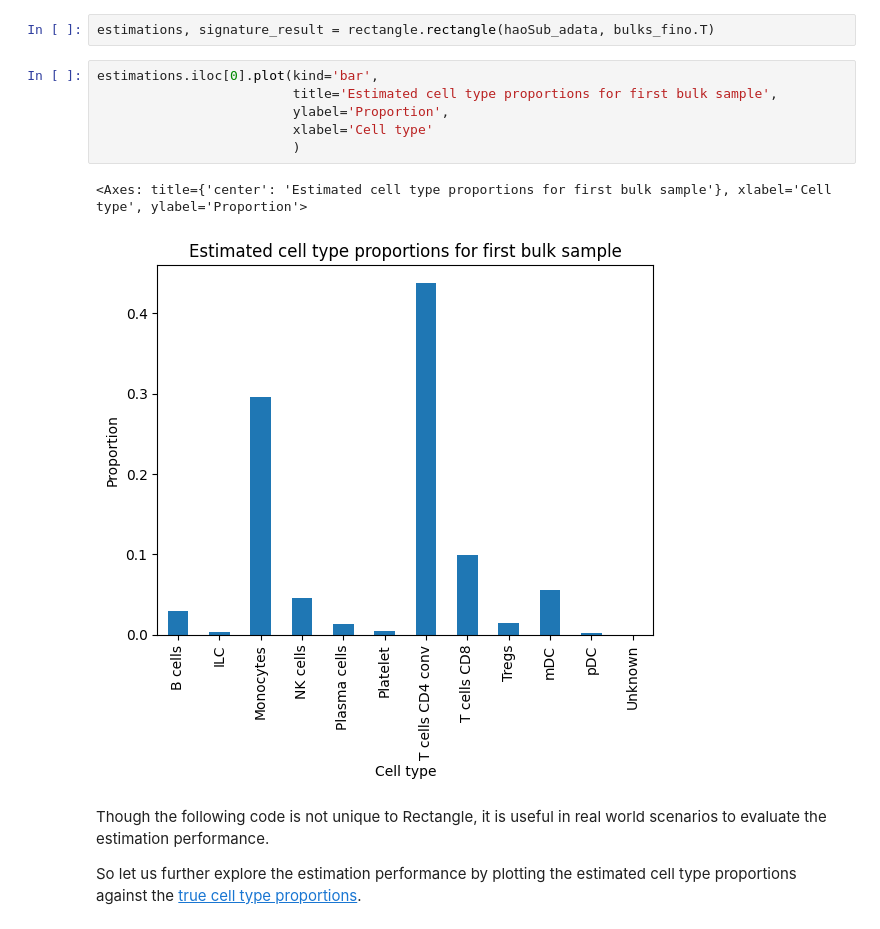
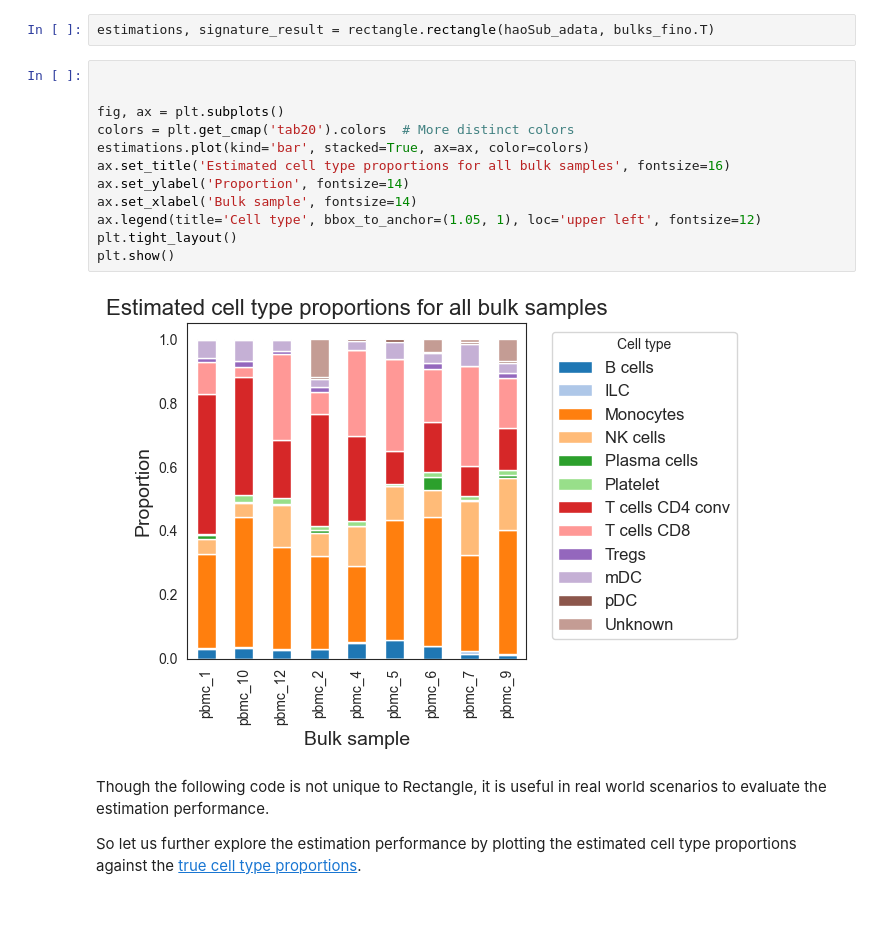
Before and after one commit to ComputationalBiomedicineGroup/Rectangle, a Jupyter notebook: docs/notebooks/example.ipynb, the cells around one changed output. Cells and saved outputs as stored; diff of their text form.

Commit message:
stacked plots

```diff
--- a/docs/notebooks/example.ipynb
+++ b/docs/notebooks/example.ipynb
@@ -122,15 +123,20 @@ AnnData object with n_obs × n_vars = 14744 × 24049
 We can use the `rectangle` method to deconvolute the bulk data using the single-cell data.
 # %%
 estimations, signature_result = rectangle.rectangle(haoSub_adata, bulks_fino.T)
-# %%
-estimations.iloc[0].plot(kind='bar',
-                         title='Estimated cell type proportions for first bulk sample',
-                         ylabel='Proportion',
-                         xlabel='Cell type'
-                         )
-# %% [output]
-<Axes: title={'center': 'Estimated cell type proportions for first bulk sample'}, xlabel='Cell type', ylabel='Proportion'>
-[figure, removed]
+# %%
+
+
+fig, ax = plt.subplots()
+colors = plt.get_cmap('tab20').colors  # More distinct colors
+estimations.plot(kind='bar', stacked=True, ax=ax, color=colors)
+ax.set_title('Estimated cell type proportions for all bulk samples', fontsize=16)
+ax.set_ylabel('Proportion', fontsize=14)
+ax.set_xlabel('Bulk sample', fontsize=14)
+ax.legend(title='Cell type', bbox_to_anchor=(1.05, 1), loc='upper left', fontsize=12)
+plt.tight_layout()
+plt.show()
+# %% [output]
+[figure, added]
 # %% [markdown]
 Though the following code is not unique to Rectangle, it is useful in real world scenarios to evaluate the estimation performance.
 
```
Also changed, not shown: parts of 1 cell of this notebook.
